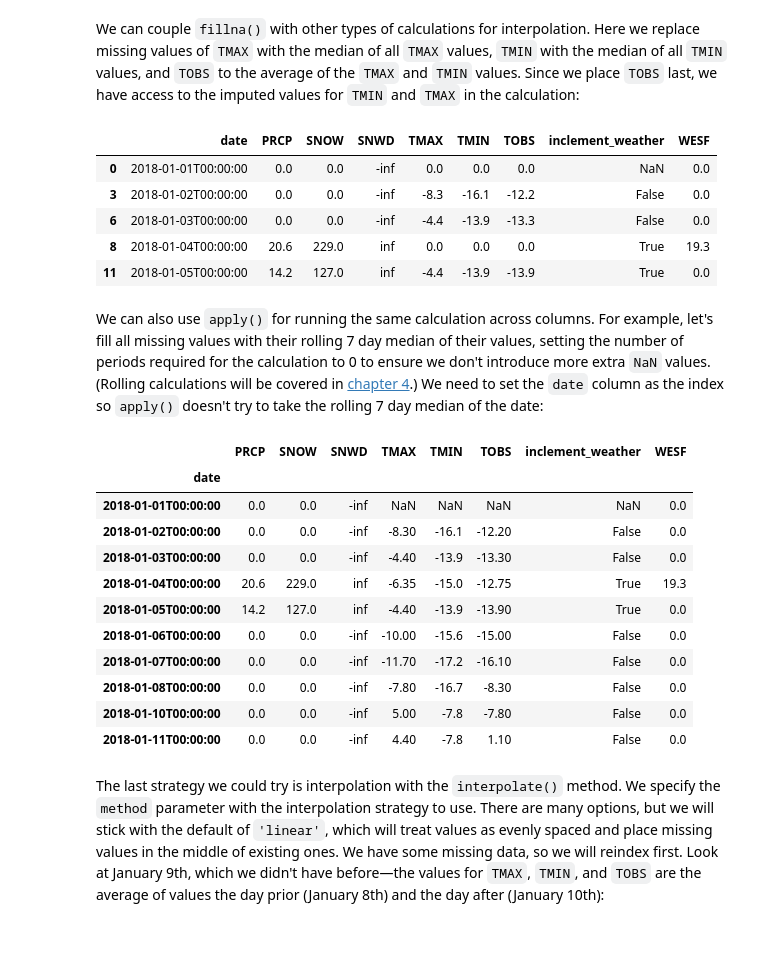
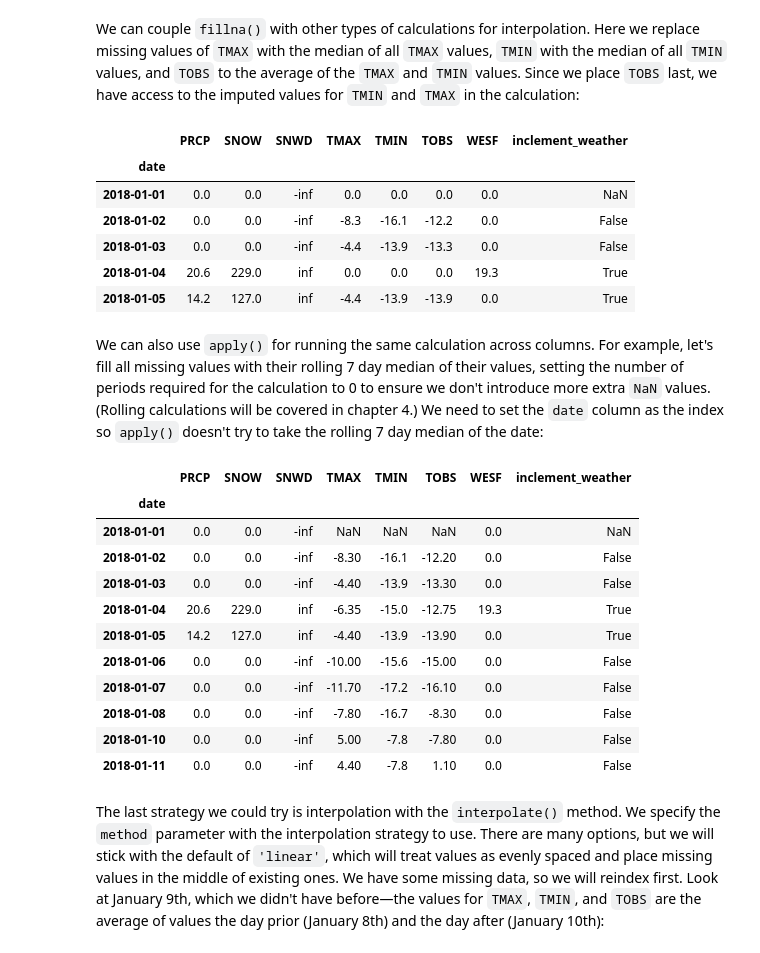
Before and after one commit to stefmolin/Hands-On-Data-Analysis-with-Pandas-2nd-edition, a Jupyter notebook: ch_03/5-handling_data_issues.ipynb, the cells around one changed output. Saved outputs shown, nothing was run; the diff lists cells and outputs as text; code cells hidden in the pictures.

Commit message:
Include combine_first()

```diff
--- a/ch_03/5-handling_data_issues.ipynb
+++ b/ch_03/5-handling_data_issues.ipynb
@@ -208,8 +210,11 @@ array(['?'], dtype=object)
 # %% [markdown]
 If we determine it won't impact our analysis, we can use `drop_duplicates()` to remove them:
 # %%
+# make the date a datetime
+df.date = pd.to_datetime(df.date)
+
 # save this information for later
-station_qm_wesf = df[df.station == '?'].WESF
+station_qm_wesf = df[df.station == '?'].drop_duplicates('date').set_index('date').WESF
 
 # sort ? to the bottom
 df.sort_values('station', ascending=False, inplace=True)
@@ -218,11 +223,10 @@ df.sort_values('station', ascending=False, inplace=True)
 # which will be the valid station if it has data
 df_deduped = df.drop_duplicates('date').drop(
     # remove the station column because we are done with it
-    # and WESF because we need to replace it later
-    columns=['station', 'WESF']
-).sort_values('date').assign( # sort by the date
-    # add back the WESF column which will be properly matched because of the index
-    WESF=station_qm_wesf
+    columns='station'
+).set_index('date').sort_index().assign(
+    # take valid station's WESF and fall back on station ? if it is null
+    WESF=lambda x: x.WESF.combine_first(station_qm_wesf)
 )
 
 df_deduped.shape
@@ -329,37 +335,38 @@ df_deduped.assign(
     TOBS=lambda x: x.TOBS.fillna((x.TMAX + x.TMIN) / 2)
 ).head()
 # %% [output]
-|  | date | PRCP | SNOW | SNWD | TMAX | TMIN | TOBS | inclement_weather | WESF |
-| 0 | 2018-01-01T00:00:00 | 0.0 | 0.0 | -inf | 0.0 | 0.0 | 0.0 | NaN | 0.0 |
-| 3 | 2018-01-02T00:00:00 | 0.0 | 0.0 | -inf | -8.3 | -16.1 | -12.2 | False | 0.0 |
-| 6 | 2018-01-03T00:00:00 | 0.0 | 0.0 | -inf | -4.4 | -13.9 | -13.3 | False | 0.0 |
-| 8 | 2018-01-04T00:00:00 | 20.6 | 229.0 | inf | 0.0 | 0.0 | 0.0 | True | 19.3 |
-| 11 | 2018-01-05T00:00:00 | 14.2 | 127.0 | inf | -4.4 | -13.9 | -13.9 | True | 0.0 |
+|  | PRCP | SNOW | SNWD | TMAX | TMIN | TOBS | WESF | inclement_weather |
+| date |  |  |  |  |  |  |  |  |
+| 2018-01-01 | 0.0 | 0.0 | -inf | 0.0 | 0.0 | 0.0 | 0.0 | NaN |
+| 2018-01-02 | 0.0 | 0.0 | -inf | -8.3 | -16.1 | -12.2 | 0.0 | False |
+| 2018-01-03 | 0.0 | 0.0 | -inf | -4.4 | -13.9 | -13.3 | 0.0 | False |
+| 2018-01-04 | 20.6 | 229.0 | inf | 0.0 | 0.0 | 0.0 | 19.3 | True |
+| 2018-01-05 | 14.2 | 127.0 | inf | -4.4 | -13.9 | -13.9 | 0.0 | True |
 # %% [markdown]
-We can also use `apply()` for running the same calculation across columns. For example, let's fill all missing values with their rolling 7 day median of their values, setting the number of periods required for the calculation to 0 to ensure we don't introduce more extra `NaN` values. (Rolling calculations will be covered in [chapter 4](https://github.com/stefmolin/Hands-On-Data-Analysis-with-Pandas/tree/master/ch_04).) We need to set the `date` column as the index so `apply()` doesn't try to take the rolling 7 day median of the date:
+We can also use `apply()` for running the same calculation across columns. For example, let's fill all missing values with their rolling 7 day median of their values, setting the number of periods required for the calculation to 0 to ensure we don't introduce more extra `NaN` values. (Rolling calculations will be covered in chapter 4.) We need to set the `date` column as the index so `apply()` doesn't try to take the rolling 7 day median of the date:
 # %%
 df_deduped.assign(
     # make TMAX and TMIN NaN where appropriate
     TMAX=lambda x: x.TMAX.replace(5505, np.nan),
     TMIN=lambda x: x.TMIN.replace(-40, np.nan)
-).set_index('date').apply(
+).apply(
     # rolling calculations will be covered in chapter 4, this is a rolling 7 day median
     # we set min_periods (# of periods required for calculation) to 0 so we always get a result
     lambda x: x.fillna(x.rolling(7, min_periods=0).median())
 ).head(10)
 # %% [output]
-|  | PRCP | SNOW | SNWD | TMAX | TMIN | TOBS | inclement_weather | WESF |
+|  | PRCP | SNOW | SNWD | TMAX | TMIN | TOBS | WESF | inclement_weather |
 | date |  |  |  |  |  |  |  |  |
-| 2018-01-01T00:00:00 | 0.0 | 0.0 | -inf | NaN | NaN | NaN | NaN | 0.0 |
-| 2018-01-02T00:00:00 | 0.0 | 0.0 | -inf | -8.30 | -16.1 | -12.20 | False | 0.0 |
-| 2018-01-03T00:00:00 | 0.0 | 0.0 | -inf | -4.40 | -13.9 | -13.30 | False | 0.0 |
-| 2018-01-04T00:00:00 | 20.6 | 229.0 | inf | -6.35 | -15.0 | -12.75 | True | 19.3 |
-| 2018-01-05T00:00:00 | 14.2 | 127.0 | inf | -4.40 | -13.9 | -13.90 | True | 0.0 |
-| 2018-01-06T00:00:00 | 0.0 | 0.0 | -inf | -10.00 | -15.6 | -15.00 | False | 0.0 |
-| 2018-01-07T00:00:00 | 0.0 | 0.0 | -inf | -11.70 | -17.2 | -16.10 | False | 0.0 |
-| 2018-01-08T00:00:00 | 0.0 | 0.0 | -inf | -7.80 | -16.7 | -8.30 | False | 0.0 |
-| 2018-01-10T00:00:00 | 0.0 | 0.0 | -inf | 5.00 | -7.8 | -7.80 | False | 0.0 |
-| 2018-01-11T00:00:00 | 0.0 | 0.0 | -inf | 4.40 | -7.8 | 1.10 | False | 0.0 |
+| 2018-01-01 | 0.0 | 0.0 | -inf | NaN | NaN | NaN | 0.0 | NaN |
+| 2018-01-02 | 0.0 | 0.0 | -inf | -8.30 | -16.1 | -12.20 | 0.0 | False |
+| 2018-01-03 | 0.0 | 0.0 | -inf | -4.40 | -13.9 | -13.30 | 0.0 | False |
+| 2018-01-04 | 20.6 | 229.0 | inf | -6.35 | -15.0 | -12.75 | 19.3 | True |
+| 2018-01-05 | 14.2 | 127.0 | inf | -4.40 | -13.9 | -13.90 | 0.0 | True |
+| 2018-01-06 | 0.0 | 0.0 | -inf | -10.00 | -15.6 | -15.00 | 0.0 | False |
+| 2018-01-07 | 0.0 | 0.0 | -inf | -11.70 | -17.2 | -16.10 | 0.0 | False |
+| 2018-01-08 | 0.0 | 0.0 | -inf | -7.80 | -16.7 | -8.30 | 0.0 | False |
+| 2018-01-10 | 0.0 | 0.0 | -inf | 5.00 | -7.8 | -7.80 | 0.0 | False |
+| 2018-01-11 | 0.0 | 0.0 | -inf | 4.40 | -7.8 | 1.10 | 0.0 | False |
 # %% [markdown]
 The last strategy we could try is interpolation with the `interpolate()` method. We specify the `method` parameter with the interpolation strategy to use. There are many options, but we will stick with the default of `'linear'`, which will treat values as evenly spaced and place missing values in the middle of existing ones. We have some missing data, so we will reindex first. Look at January 9th, which we didn't have before—the values for `TMAX`, `TMIN`, and `TOBS` are the average of values the day prior (January 8th) and the day after (January 10th):
 # %%
```
Also changed, not shown: parts of 15 cells of this notebook.
